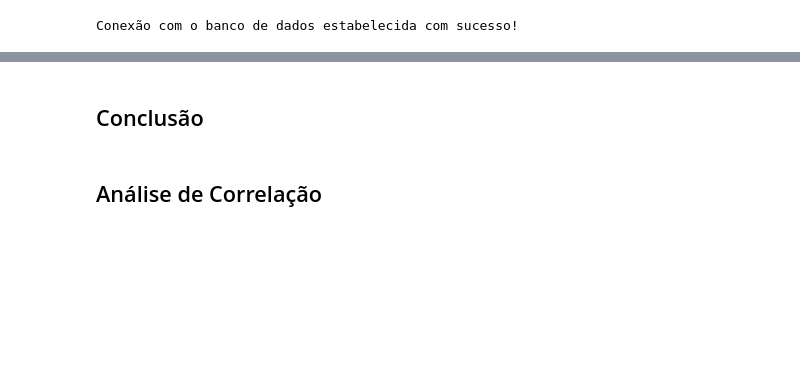
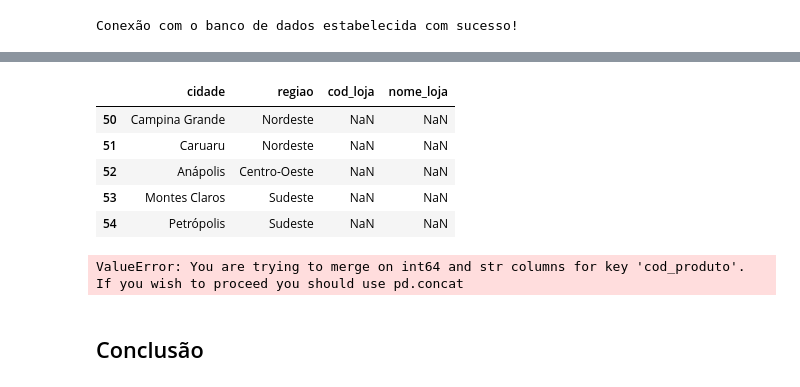
Before and after one commit to ramonbarrbosa/farmaVida, a Jupyter notebook: scripts/EDA.ipynb, the cells around one changed output, grey strips where cells are left out. Cells and saved outputs as stored; diff of their text form; code cells hidden in the pictures; blank space fills up the shorter version.

```diff
--- a/scripts/EDA.ipynb
+++ b/scripts/EDA.ipynb
@@ -123,4 +420,22 @@ con.close()
+# %%
+re_cidades = df_cidades.merge(df_lojas, on='cidade', how='left')
+re_cidades = re_cidades[['cidade', 'regiao', 'cod_loja', 'nome_loja']]
+
+re_cidades.tail(5)
+# %% [output]
+|  | cidade | regiao | cod_loja | nome_loja |
+| 50 | Campina Grande | Nordeste | NaN | NaN |
+| 51 | Caruaru | Nordeste | NaN | NaN |
+| 52 | Anápolis | Centro-Oeste | NaN | NaN |
+| 53 | Montes Claros | Sudeste | NaN | NaN |
+| 54 | Petrópolis | Sudeste | NaN | NaN |
+# %%
+re_produto = df_produtos.merge(df_custo_produto, left_on='cod_produto', right_on='cod_produto_ref', how='left')
+re_produto = re_produto[['cod_produto', 'nome_produto', 'cod_produto_ref', 'custo_unitario']]
+re_produto.head(5)
+
+# Necessário criar um novo campo para relacionamento
+# %% [output]
+ValueError: You are trying to merge on int64 and str columns for key 'cod_produto'. If you wish to proceed you should use pd.concat
 # %% [markdown]
 ## Conclusão ##
-# %% [markdown]
-## Análise de Correlação ##
```
Also changed, not shown: parts of 50 cells of this notebook.
